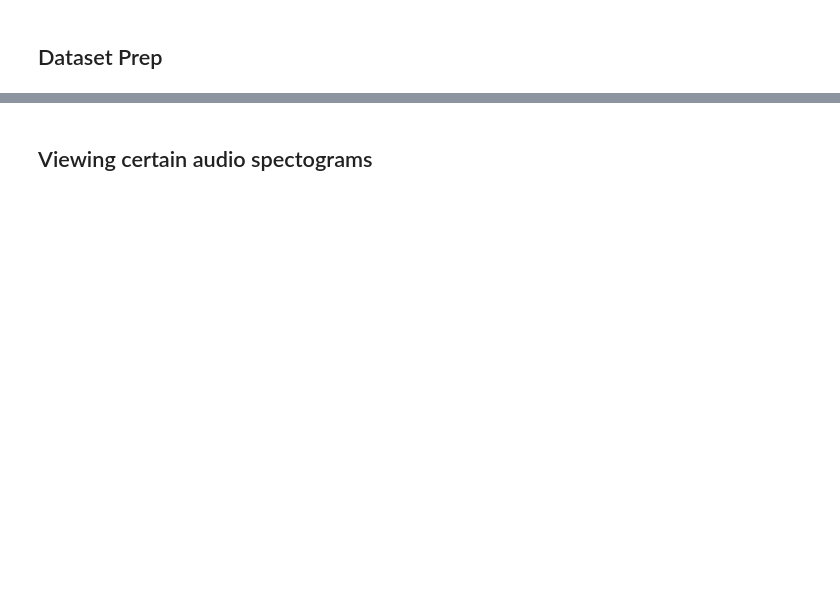
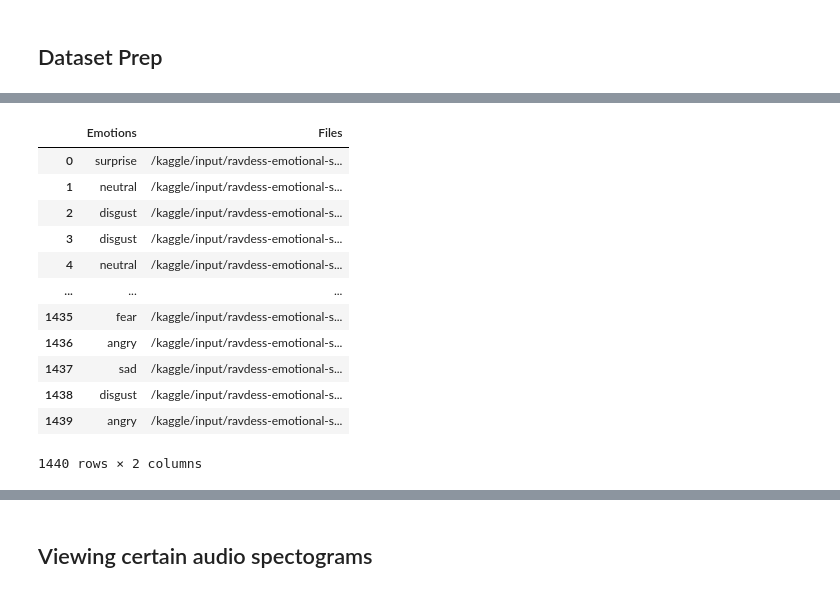
Before and after one commit to madhaviit/IITISOC-23-AI-ML-15-Speech-Emotion-Detection, a Jupyter notebook: speech-emotion-detection.ipynb, the cells around one changed output, grey strips where cells are left out. Cells and saved outputs as stored; diff of their text form; code cells hidden in the pictures; blank space fills up the shorter version.

```diff
--- a/speech-emotion-detection.ipynb
+++ b/speech-emotion-detection.ipynb
@@ -31,25 +36,36 @@ Savee = "/kaggle/input/surrey-audiovisual-expressed-emotion-savee/ALL/"
 # %%
 ravdess_list = os.listdir(Ravdess)
 
 files = []
 emotions = []
 
 for item in ravdess_list:
     actor = os.listdir(Ravdess + item)
     for file in actor:
         name = file.split('.')[0]
         parts = name.split('-')
         emotions.append(int(parts[2]))
         files.append(Ravdess + item + '/' + file)
 
-emotion_data = pd.DataFrame(emotions, columns=['Emotions'])
-files_data = pd.DataFrame(files, columns=['Files'])
-
-ravdess_df = pd.concat([emotion_data, files_data], axis=1)
+ravdess_df = pd.concat([pd.DataFrame(emotions, columns=['Emotions']), pd.DataFrame(files, columns=['Files'])], axis=1)
 
 ravdess_df.Emotions.replace({1:'neutral', 2:'calm', 3:'happy', 4:'sad', 5:'angry', 6:'fear', 7:'disgust', 8:'surprise'}, inplace=True)
 
 ravdess_df
+# %% [output]
+|  | Emotions | Files |
+| 0 | surprise | /kaggle/input/ravdess-emotional-s... |
+| 1 | neutral | /kaggle/input/ravdess-emotional-s... |
+| 2 | disgust | /kaggle/input/ravdess-emotional-s... |
+| 3 | disgust | /kaggle/input/ravdess-emotional-s... |
+| 4 | neutral | /kaggle/input/ravdess-emotional-s... |
+| ... | ... | ... |
+| 1435 | fear | /kaggle/input/ravdess-emotional-s... |
+| 1436 | angry | /kaggle/input/ravdess-emotional-s... |
+| 1437 | sad | /kaggle/input/ravdess-emotional-s... |
+| 1438 | disgust | /kaggle/input/ravdess-emotional-s... |
+| 1439 | angry | /kaggle/input/ravdess-emotional-s... |
+1440 rows × 2 columns
 # %%
 crema = os.listdir(Crema)
 emotions = []
```
Also changed, not shown: parts of 24 cells of this notebook.
